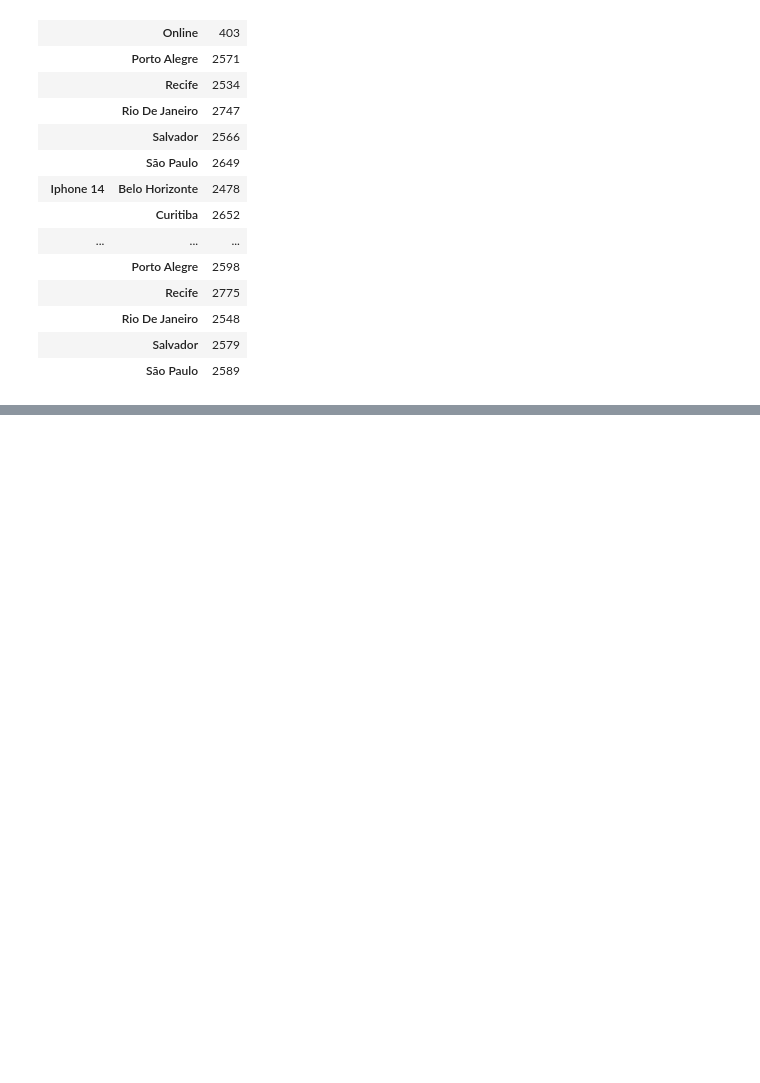
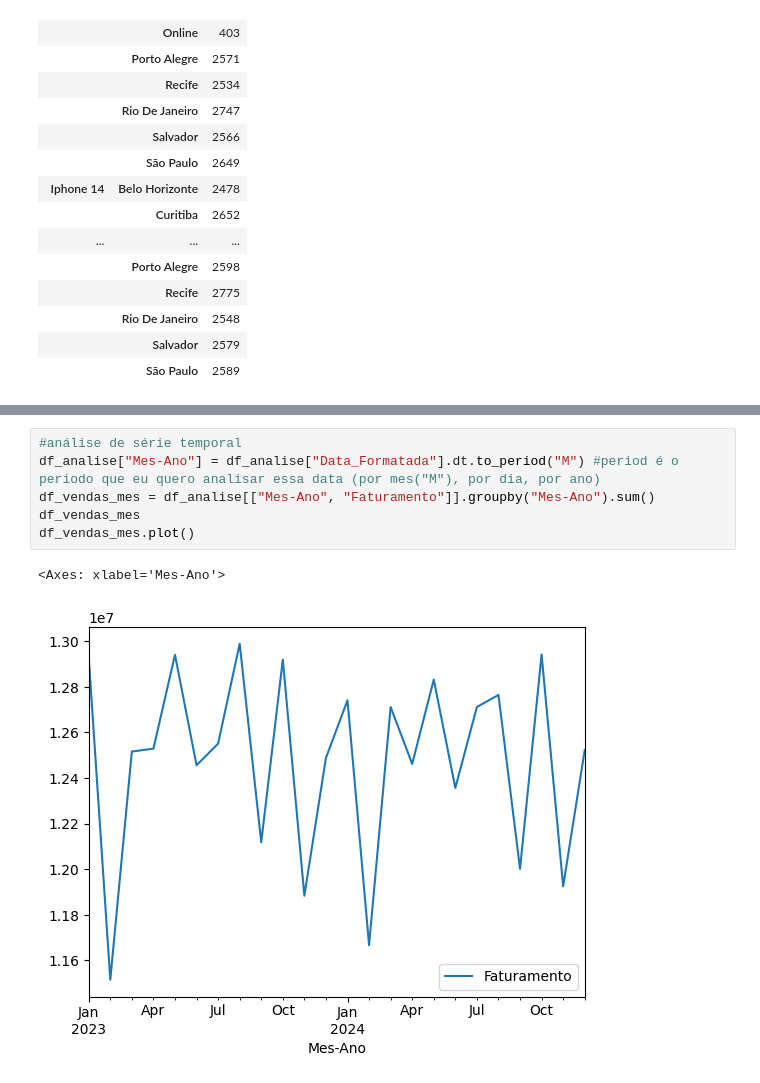
Before and after one commit to Nanashbom/Sales-management-analysis, a Jupyter notebook: projeto_pandas/Projeto_pandas/pandas_supr.ipynb, the cells around one changed output, grey strips where cells are left out. Cells and saved outputs as stored; diff of their text form; blank space fills up the shorter version.

```diff
--- a/projeto_pandas/Projeto_pandas/pandas_supr.ipynb
+++ b/projeto_pandas/Projeto_pandas/pandas_supr.ipynb
@@ -361,0 +350,9 @@ df_meta = df_meta.merge(df_gerentes, on="Loja") #innerjoin. Se a relação entre
+# %%
+#análise de série temporal
+df_analise["Mes-Ano"] = df_analise["Data_Formatada"].dt.to_period("M") #period é o periodo que eu quero analisar essa data (por mes("M"), por dia, por ano)
+df_vendas_mes = df_analise[["Mes-Ano", "Faturamento"]].groupby("Mes-Ano").sum()
+df_vendas_mes
+df_vendas_mes.plot()
+# %% [output]
+<Axes: xlabel='Mes-Ano'>
+[figure, added]
```
Also changed, not shown: parts of 6 cells of this notebook, 2 other files.
